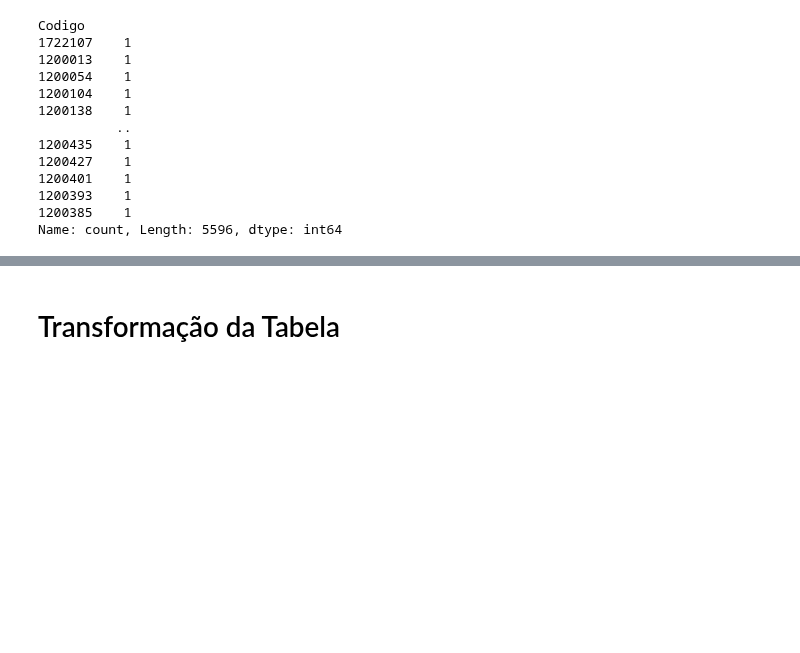
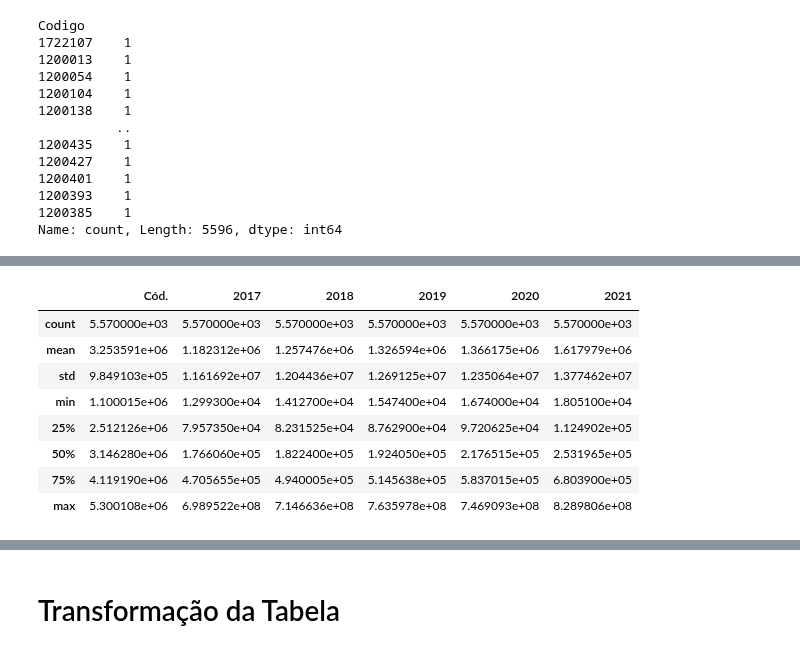
Before and after one commit to AHChaves/IC-InSAN, a Jupyter notebook: integracao.ipynb, the cells around one changed output, grey strips where cells are left out. Cells and saved outputs as stored; diff of their text form; code cells hidden in the pictures; blank space fills up the shorter version.

```diff
--- a/integracao.ipynb
+++ b/integracao.ipynb
@@ -26,5 +26,8 @@ soja = pd.read_excel("dataset/Producao Alimentar/Tipos de Alimento/Soja.xls")
 tomate = pd.read_excel("dataset/Producao Alimentar/Tipos de Alimento/tomate.xls")
 trigo = pd.read_excel("dataset/Producao Alimentar/Tipos de Alimento/trigo.xls")
 uva = pd.read_excel("dataset/Producao Alimentar/Tipos de Alimento/Uva.xls")
+# %%
+pib_Munic = pd.read_excel("dataset/Economico/Renda e Desenvolvimento/PIB/PIB-Munic.xlsx")
+pib_Munic_BD = pd.read_excel("dataset/Economico/Renda e Desenvolvimento/PIB/PIB dos Municбpios - base de dados 2010-2021.xlsx")
 # %% [markdown]
 # Analise inicial
@@ -170,0 +183,12 @@ arroz[arroz['Município']== 'Bom Jesus']
+# %%
+pib_Munic.describe()
+# %% [output]
+|  | Cód. | 2017 | 2018 | 2019 | 2020 | 2021 |
+| count | 5.570000e+03 | 5.570000e+03 | 5.570000e+03 | 5.570000e+03 | 5.570000e+03 | 5.570000e+03 |
+| mean | 3.253591e+06 | 1.182312e+06 | 1.257476e+06 | 1.326594e+06 | 1.366175e+06 | 1.617979e+06 |
+| std | 9.849103e+05 | 1.161692e+07 | 1.204436e+07 | 1.269125e+07 | 1.235064e+07 | 1.377462e+07 |
+| min | 1.100015e+06 | 1.299300e+04 | 1.412700e+04 | 1.547400e+04 | 1.674000e+04 | 1.805100e+04 |
+| 25% | 2.512126e+06 | 7.957350e+04 | 8.231525e+04 | 8.762900e+04 | 9.720625e+04 | 1.124902e+05 |
+| 50% | 3.146280e+06 | 1.766060e+05 | 1.822400e+05 | 1.924050e+05 | 2.176515e+05 | 2.531965e+05 |
+| 75% | 4.119190e+06 | 4.705655e+05 | 4.940005e+05 | 5.145638e+05 | 5.837015e+05 | 6.803900e+05 |
+| max | 5.300108e+06 | 6.989522e+08 | 7.146636e+08 | 7.635978e+08 | 7.469093e+08 | 8.289806e+08 |
```
Also changed, not shown: parts of 34 cells of this notebook, 1 other file.
